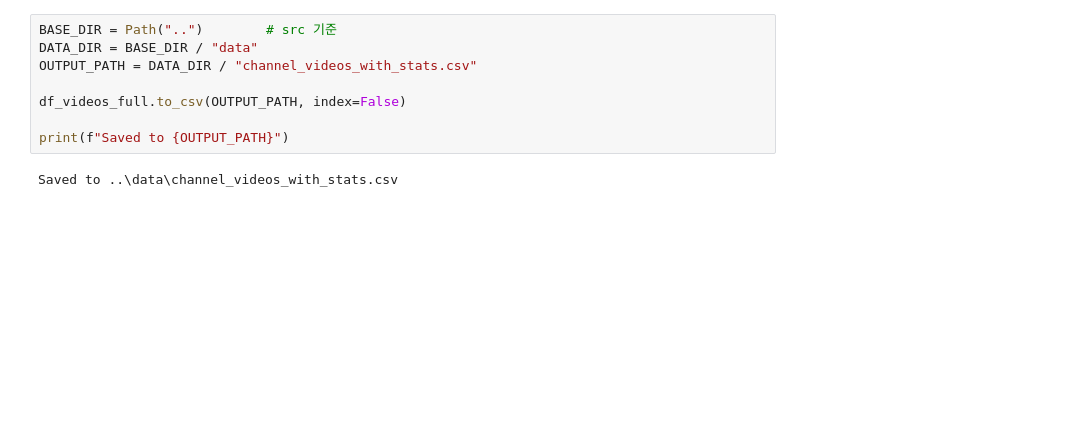
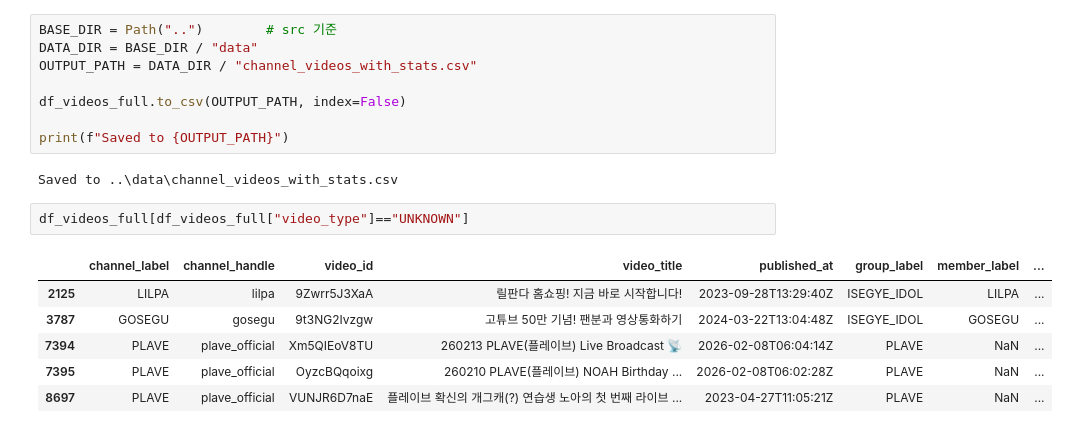
Before and after one commit to PotenUP3-DA-Team4/DA_AI_Jobs, a Jupyter notebook: src/03_video_statistics_enrichment.ipynb, the cells around one changed output. Cells and saved outputs as stored; diff of their text form; blank space fills up the shorter version.

```diff
--- a/src/03_video_statistics_enrichment.ipynb
+++ b/src/03_video_statistics_enrichment.ipynb
@@ -112,3 +115,12 @@ df_videos_full.to_csv(OUTPUT_PATH, index=False)
 print(f"Saved to {OUTPUT_PATH}")
 # %% [output]
 Saved to ..\data\channel_videos_with_stats.csv
+# %%
+df_videos_full[df_videos_full["video_type"]=="UNKNOWN"]
+# %% [output]
+|  | channel_label | channel_handle | video_id | video_title | published_at | group_label | member_label | ... |
+| 2125 | LILPA | lilpa | 9Zwrr5J3XaA | 릴판다 홈쇼핑! 지금 바로 시작합니다! | 2023-09-28T13:29:40Z | ISEGYE_IDOL | LILPA | ... |
+| 3787 | GOSEGU | gosegu | 9t3NG2Ivzgw | 고튜브 50만 기념! 팬분과 영상통화하기 | 2024-03-22T13:04:48Z | ISEGYE_IDOL | GOSEGU | ... |
+| 7394 | PLAVE | plave_official | Xm5QIEoV8TU | 260213 PLAVE(플레이브) Live Broadcast 📡 | 2026-02-08T06:04:14Z | PLAVE | NaN | ... |
+| 7395 | PLAVE | plave_official | OyzcBQqoixg | 260210 PLAVE(플레이브) NOAH Birthday ... | 2026-02-08T06:02:28Z | PLAVE | NaN | ... |
+| 8697 | PLAVE | plave_official | VUNJR6D7naE | 플레이브 확신의 개그캐(?) 연습생 노아의 첫 번째 라이브 ... | 2023-04-27T11:05:21Z | PLAVE | NaN | ... |
```
Also changed, not shown: parts of 6 cells of this notebook, 7 other files.
